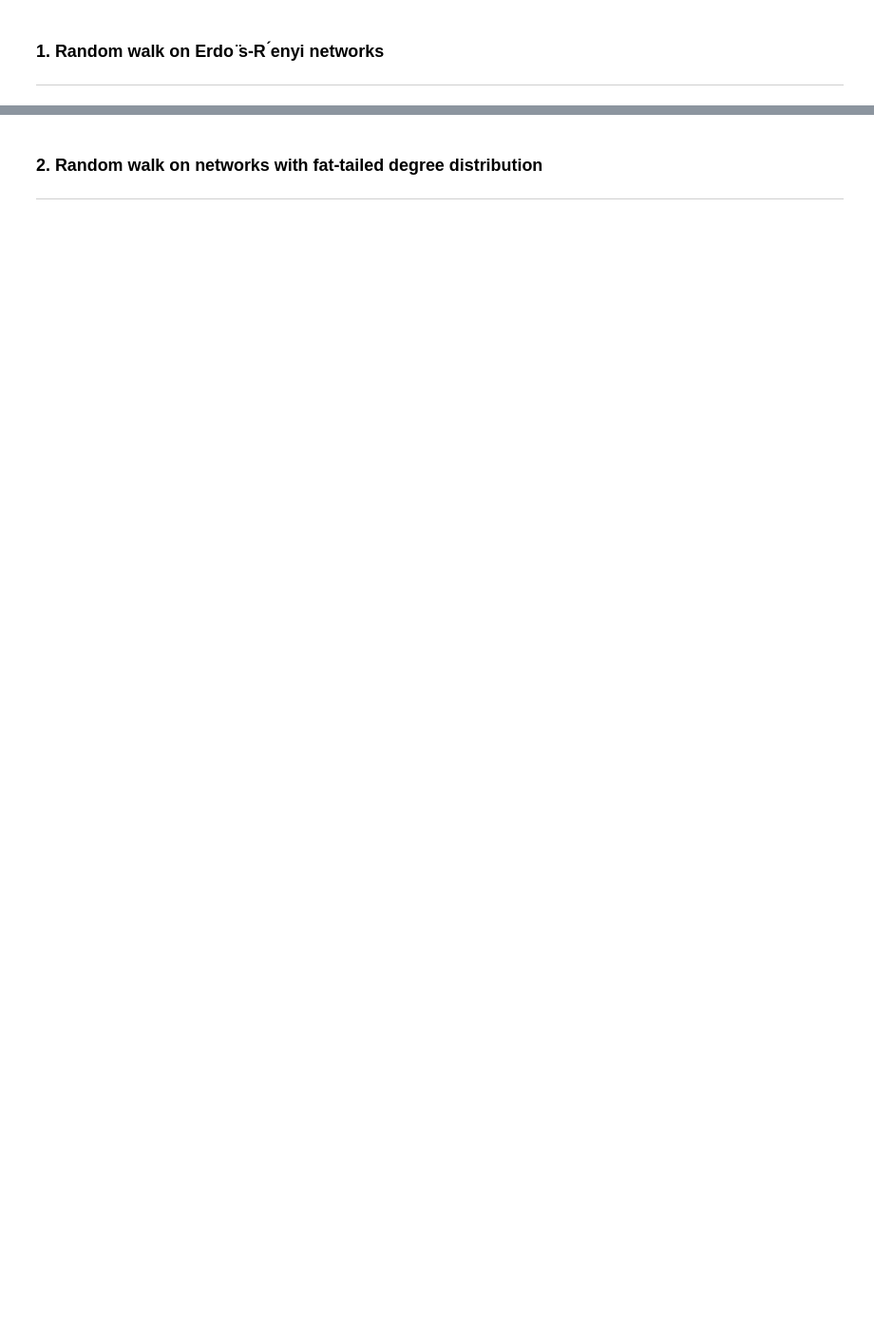
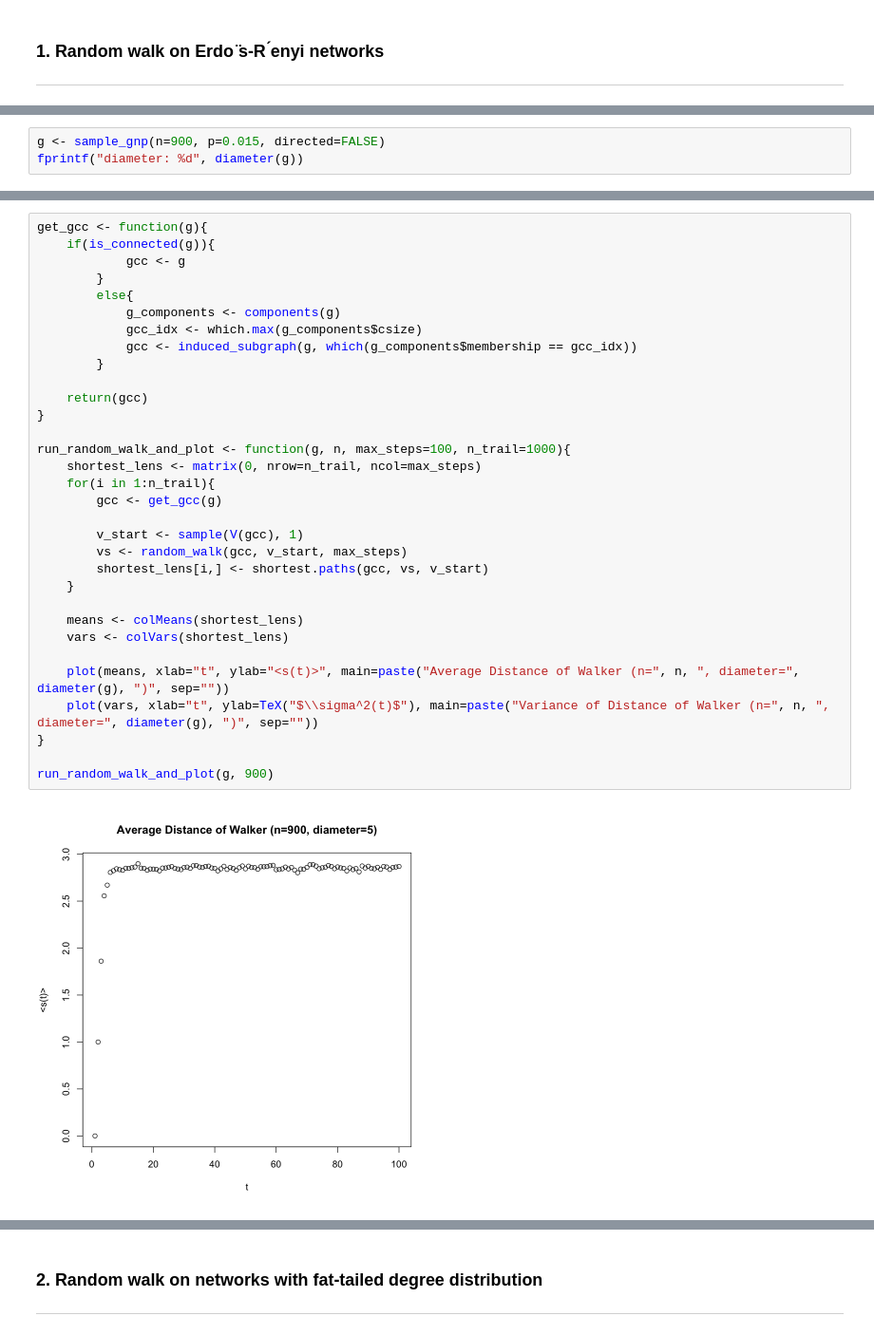
Before and after one commit to kchuang625/ucla-ece-232e-spring-2023-hw, a Jupyter notebook: project1/part2-1_705668757_905847065_105945588.ipynb, the cells around one changed output, grey strips where cells are left out. Shown: that part at 95% size. Saved outputs shown, nothing was run; the diff lists cells and outputs as text; blank space fills up the shorter version.

```diff
--- a/project1/part2-1_705668757_905847065_105945588.ipynb
+++ b/project1/part2-1_705668757_905847065_105945588.ipynb
@@ -35,0 +22,3 @@ library(pracma)
+# %%
+g <- sample_gnp(n=900, p=0.015, directed=FALSE)
+fprintf("diameter: %d", diameter(g))
@@ -37,0 +31,34 @@ library(pracma)
+# %%
+get_gcc <- function(g){
+    if(is_connected(g)){
+            gcc <- g
+        }
+        else{
+            g_components <- components(g)
+            gcc_idx <- which.max(g_components$csize)
+            gcc <- induced_subgraph(g, which(g_components$membership == gcc_idx))
+        }
+
+    return(gcc)
+}
+
+run_random_walk_and_plot <- function(g, n, max_steps=100, n_trail=1000){
+    shortest_lens <- matrix(0, nrow=n_trail, ncol=max_steps)
+    for(i in 1:n_trail){
+        gcc <- get_gcc(g)
+
+        v_start <- sample(V(gcc), 1)
+        vs <- random_walk(gcc, v_start, max_steps)
+        shortest_lens[i,] <- shortest.paths(gcc, vs, v_start)
+    }
+
+    means <- colMeans(shortest_lens)
+    vars <- colVars(shortest_lens)
+
+    plot(means, xlab="t", ylab="<s(t)>", main=paste("Average Distance of Walker (n=", n, ", diameter=", diameter(g), ")", sep=""))
+    plot(vars, xlab="t", ylab=TeX("$\\sigma^2(t)$"), main=paste("Variance of Distance of Walker (n=", n, ", diameter=", diameter(g), ")", sep=""))
+}
+
+run_random_walk_and_plot(g, 900)
+# %% [output]
+[figure, added]
```
Also changed, not shown: parts of 17 cells of this notebook.
